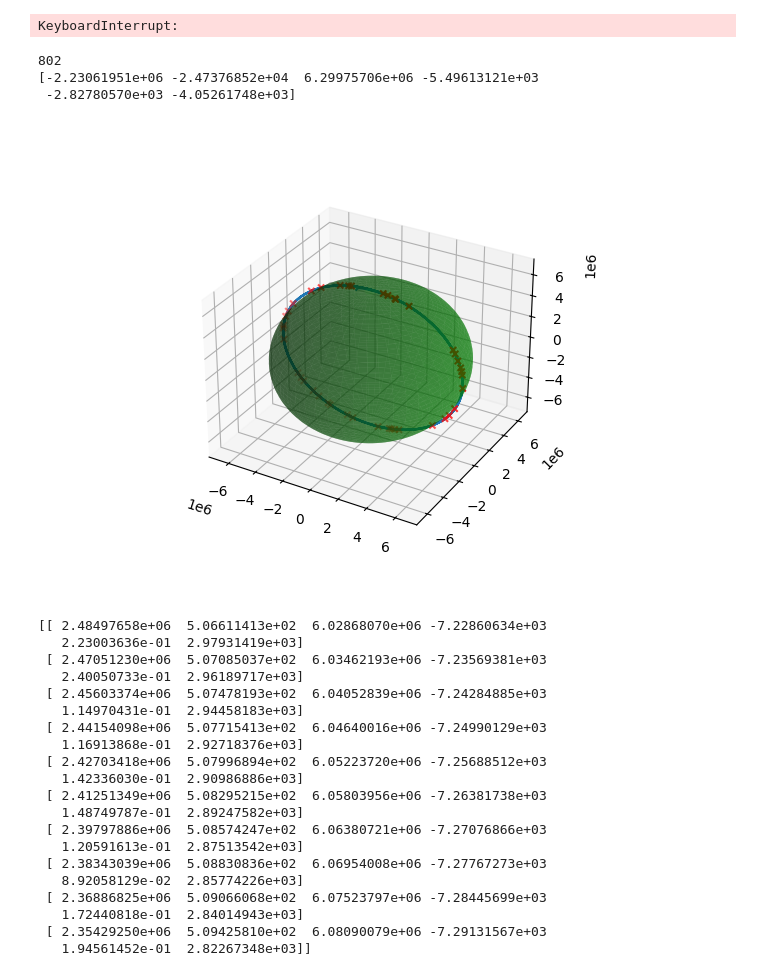
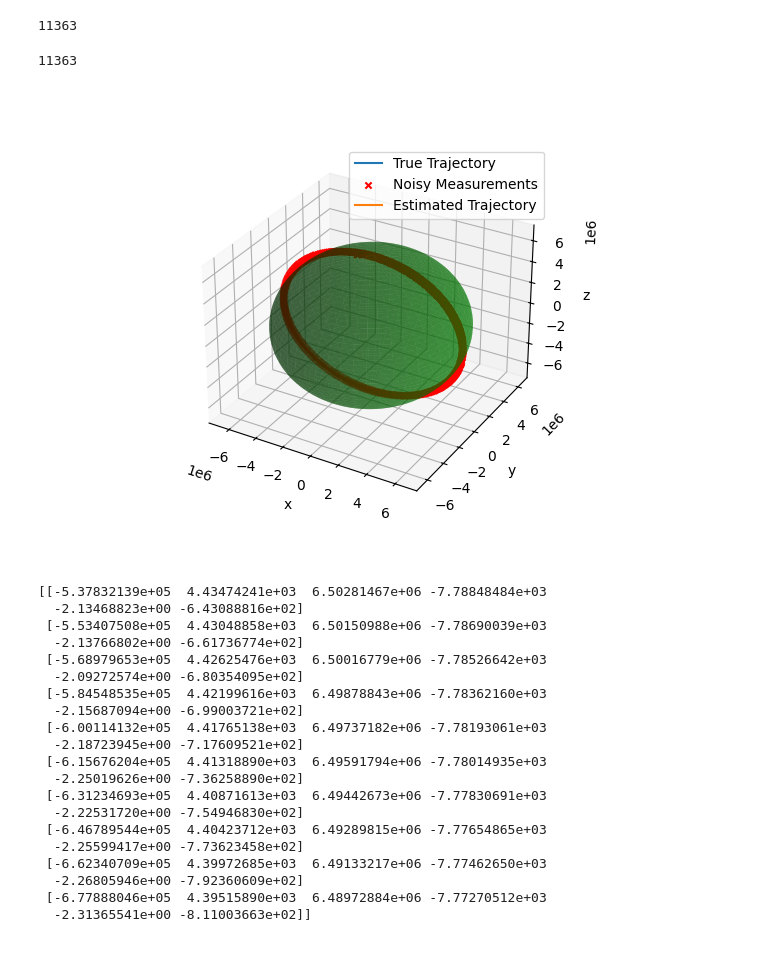
Before and after one commit to brendanbennett/deorbiter, a Jupyter notebook: examples/3D_EKF_example.ipynb, the cells around one changed output. Cells and saved outputs as stored; diff of their text form; code cells hidden in the pictures.

```diff
--- a/examples/3D_EKF_example.ipynb
+++ b/examples/3D_EKF_example.ipynb
@@ -35,11 +31,12 @@ Simulation finished in 3.37500 seconds
 # %%
 #initialising observer class with sim data
-obs = Observer(number_of_radars=30, dim=3)
+np.random.seed(1)
+obs = Observer(number_of_radars=200, dim=3)
 
 sim_states = sim_data.state_array()
 sim_times = sim_data.times
 
-obs.run(sim_states=sim_states, sim_times=sim_times, checking_interval=100)
+obs.run(sim_states=sim_states, sim_times=sim_times, checking_interval=10)
 
 observation_times = obs.observed_times
 observation_states = obs.observed_states
@@ -67,68 +75,69 @@ dt = sim_config.simulation_method_kwargs.time_step
 ekf = EKF(dim=3)
 
 estimated_traj, uncertainties, estimated_times = ekf.run(observations, dt=dt, Q=Q, R=observed_covariances, P=P, H=H)
-# %% [output]
-KeyboardInterrupt:
 # %%
 print(len(estimated_traj))
 # %% [output]
-802
-[-2.23061951e+06 -2.47376852e+04  6.29975706e+06 -5.49613121e+03
- -2.82780570e+03 -4.05261748e+03]
+11363
 # %%
 %matplotlib widget
 fig = plt.figure()
 
 ax = fig.add_subplot(111, projection="3d")
 
 #plotting EARTH
 r = EARTH_RADIUS
 
 theta = np.linspace(0, 2 * np.pi, 100)
 phi = np.linspace(0, np.pi, 100)
 theta, phi = np.meshgrid(theta, phi)
 
 x = r * np.sin(phi) * np.cos(theta)
 y = r * np.sin(phi) * np.sin(theta)
 z = r * np.cos(phi)
 
 ax.plot_surface(x, y, z, color="g", alpha=0.5)
-
-splice = slice(470, 502)
+print(len(estimated_traj))
+splice = slice(len(estimated_traj))
 
 #plotting simulated 'true' trajectory
 true_traj = sim_data.state_array()[:, :3]
 ax.plot(true_traj[:, 0], true_traj[:, 1], true_traj[:, 2], label='True Trajectory')
 
 #plotting observations
 ax.scatter(observation_states[:, 0], observation_states[:, 1], observation_states[:, 2], marker='x', color='r', label='Noisy Measurements', s=20)
 
 #plotting prediction
 ax.plot(estimated_traj[:, 0][splice], estimated_traj[:, 1][splice], estimated_traj[:, 2][splice], label = 'Estimated Trajectory')
+ax.set_xlabel("x")
+ax.set_ylabel("y")
+ax.set_zlabel("z")
+ax.legend()
 
 plt.show()
 # %% [output]
+11363
-[figure, old version]
+[figure, new version]
 # %%
 print(sim_data.state_array()[splice][-10:])
 # %% [output]
-[[ 2.48497658e+06  5.06611413e+02  6.02868070e+06 -7.22860634e+03
-   2.23003636e-01  2.97931419e+03]
- [ 2.47051230e+06  5.07085037e+02  6.03462193e+06 -7.23569381e+03
-   2.40050733e-01  2.96189717e+03]
- [ 2.45603374e+06  5.07478193e+02  6.04052839e+06 -7.24284885e+03
-   1.14970431e-01  2.94458183e+03]
- [ 2.44154098e+06  5.07715413e+02  6.04640016e+06 -7.24990129e+03
-   1.16913868e-01  2.92718376e+03]
- [ 2.42703418e+06  5.07996894e+02  6.05223720e+06 -7.25688512e+03
-   1.42336030e-01  2.90986886e+03]
- [ 2.41251349e+06  5.08295215e+02  6.05803956e+06 -7.26381738e+03
-   1.48749787e-01  2.89247582e+03]
- [ 2.39797886e+06  5.08574247e+02  6.06380721e+06 -7.27076866e+03
-   1.20591613e-01  2.87513542e+03]
- [ 2.38343039e+06  5.08830836e+02  6.06954008e+06 -7.27767273e+03
-   8.92058129e-02  2.85774226e+03]
- [ 2.36886825e+06  5.09066068e+02  6.07523797e+06 -7.28445699e+03
-   1.72440818e-01  2.84014943e+03]
- [ 2.35429250e+06  5.09425810e+02  6.08090079e+06 -7.29131567e+03
-   1.94561452e-01  2.82267348e+03]]
+[[-5.37832139e+05  4.43474241e+03  6.50281467e+06 -7.78848484e+03
+  -2.13468823e+00 -6.43088816e+02]
+ [-5.53407508e+05  4.43048858e+03  6.50150988e+06 -7.78690039e+03
+  -2.13766802e+00 -6.61736774e+02]
+ [-5.68979653e+05  4.42625476e+03  6.50016779e+06 -7.78526642e+03
+  -2.09272574e+00 -6.80354095e+02]
+ [-5.84548535e+05  4.42199616e+03  6.49878843e+06 -7.78362160e+03
+  -2.15687094e+00 -6.99003721e+02]
+ [-6.00114132e+05  4.41765138e+03  6.49737182e+06 -7.78193061e+03
+  -2.18723945e+00 -7.17609521e+02]
+ [-6.15676204e+05  4.41318890e+03  6.49591794e+06 -7.78014935e+03
+  -2.25019626e+00 -7.36258890e+02]
+ [-6.31234693e+05  4.40871613e+03  6.49442673e+06 -7.77830691e+03
+  -2.22531720e+00 -7.54946830e+02]
+ [-6.46789544e+05  4.40423712e+03  6.49289815e+06 -7.77654865e+03
+  -2.25599417e+00 -7.73623458e+02]
+ [-6.62340709e+05  4.39972685e+03  6.49133217e+06 -7.77462650e+03
+  -2.26805946e+00 -7.92360609e+02]
+ [-6.77888046e+05  4.39515890e+03  6.48972884e+06 -7.77270512e+03
+  -2.31365541e+00 -8.11003663e+02]]
```
Also changed, not shown: parts of 3 cells of this notebook, 3 other files.
